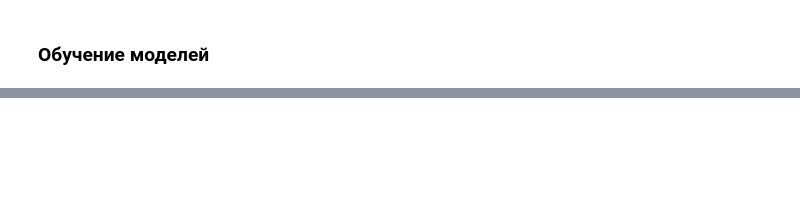
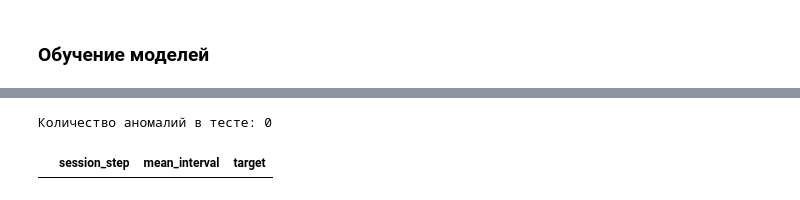
Before and after one commit to SanchukS/Course-Work-Spring-2026, a Jupyter notebook: notebooks/ml-pipeline.ipynb, the cells around one changed output, grey strips where cells are left out. Cells and saved outputs as stored; diff of their text form; code cells hidden in the pictures; blank space fills up the shorter version.

```diff
--- a/notebooks/ml-pipeline.ipynb
+++ b/notebooks/ml-pipeline.ipynb
@@ -94,0 +193,9 @@ CatBoostError: Invalid type for cat_feature[non-default value idx=0,feature_idx=
+# %%
+# Ищем строки, где исторически покупали часто (<=7), но таргет оказался огромным (>21)
+anomalies = dataset_test[(dataset_test['mean_interval'] <= 7) & (dataset_test['target'] > 21)]
+
+print(f"Количество аномалий в тесте: {len(anomalies)}")
+display(anomalies[['session_step', 'mean_interval', 'target']].head(10))
+# %% [output]
+Количество аномалий в тесте: 0
+|  | session_step | mean_interval | target |
```
Also changed, not shown: parts of 11 cells of this notebook.
